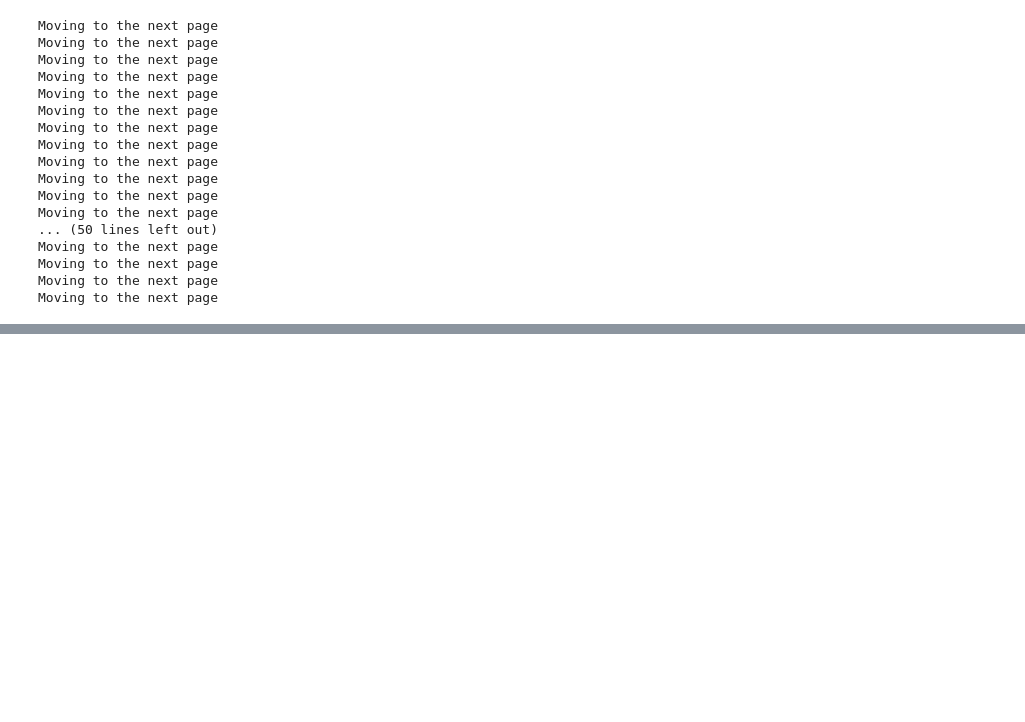
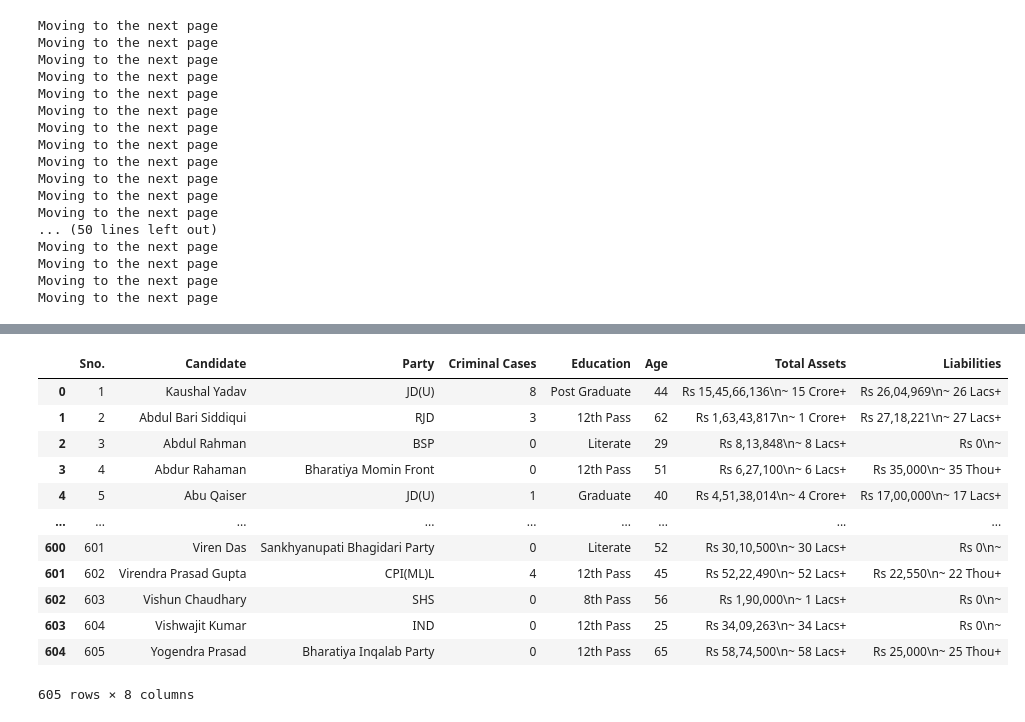
Before and after one commit to iitm-da25b007/MPs-assets, a Jupyter notebook: data_scraper.ipynb, the cells around one changed output, grey strips where cells are left out. Saved outputs shown, nothing was run; the diff lists cells and outputs as text; code cells hidden in the pictures; blank space fills up the shorter version.

```diff
--- a/data_scraper.ipynb
+++ b/data_scraper.ipynb
@@ -198,0 +310,16 @@ gujarat
+# %%
+bihar_14
+# %% [output]
+|  | Sno. | Candidate | Party | Criminal Cases | Education | Age | Total Assets | Liabilities |
+| 0 | 1 | Kaushal Yadav | JD(U) | 8 | Post Graduate | 44 | Rs 15,45,66,136\n~ 15 Crore+ | Rs 26,04,969\n~ 26 Lacs+ |
+| 1 | 2 | Abdul Bari Siddiqui | RJD | 3 | 12th Pass | 62 | Rs 1,63,43,817\n~ 1 Crore+ | Rs 27,18,221\n~ 27 Lacs+ |
+| 2 | 3 | Abdul Rahman | BSP | 0 | Literate | 29 | Rs 8,13,848\n~ 8 Lacs+ | Rs 0\n~ |
+| 3 | 4 | Abdur Rahaman | Bharatiya Momin Front | 0 | 12th Pass | 51 | Rs 6,27,100\n~ 6 Lacs+ | Rs 35,000\n~ 35 Thou+ |
+| 4 | 5 | Abu Qaiser | JD(U) | 1 | Graduate | 40 | Rs 4,51,38,014\n~ 4 Crore+ | Rs 17,00,000\n~ 17 Lacs+ |
+| ... | ... | ... | ... | ... | ... | ... | ... | ... |
+| 600 | 601 | Viren Das | Sankhyanupati Bhagidari Party | 0 | Literate | 52 | Rs 30,10,500\n~ 30 Lacs+ | Rs 0\n~ |
+| 601 | 602 | Virendra Prasad Gupta | CPI(ML)L | 4 | 12th Pass | 45 | Rs 52,22,490\n~ 52 Lacs+ | Rs 22,550\n~ 22 Thou+ |
+| 602 | 603 | Vishun Chaudhary | SHS | 0 | 8th Pass | 56 | Rs 1,90,000\n~ 1 Lacs+ | Rs 0\n~ |
+| 603 | 604 | Vishwajit Kumar | IND | 0 | 12th Pass | 25 | Rs 34,09,263\n~ 34 Lacs+ | Rs 0\n~ |
+| 604 | 605 | Yogendra Prasad | Bharatiya Inqalab Party | 0 | 12th Pass | 65 | Rs 58,74,500\n~ 58 Lacs+ | Rs 25,000\n~ 25 Thou+ |
+605 rows × 8 columns
```
Also changed, not shown: parts of 33 cells of this notebook, 6 other files.
